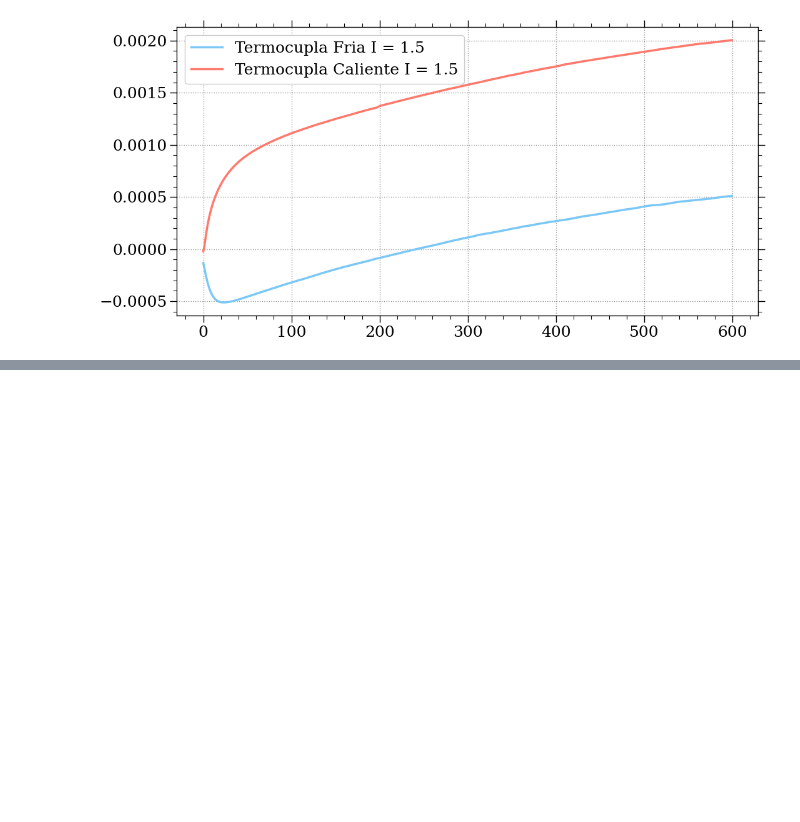
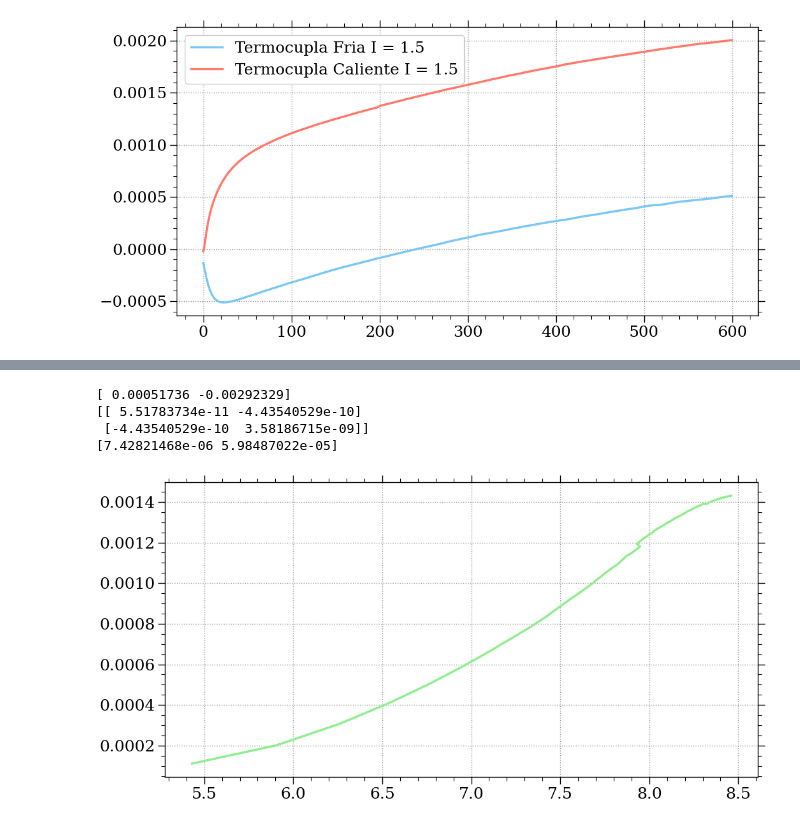
Before and after one commit to mpalomeque01/Peltier, a Jupyter notebook: Corriente I = 1.5A, 10'.ipynb, the cells around one changed output, grey strips where cells are left out. Saved outputs shown, nothing was run; the diff lists cells and outputs as text; code cells hidden in the pictures; blank space fills up the shorter version.

```diff
--- a/Corriente I = 1.5A, 10'.ipynb
+++ b/Corriente I = 1.5A, 10'.ipynb
@@ -50,0 +72,17 @@ Text(0, 0.5, 'Voltaje [mV]')
+# %%
+fig, ax = plt.subplots()
+ax.plot(v_3,delta_t3)
+
+def lineal(V,a,b):
+    return a*V + b
+
+popt, pcov = curve_fit(lineal,v_3,delta_t3)
+print(popt)
+print(pcov)
+print(np.sqrt(np.diag(pcov)))
+# %% [output]
+[ 0.00051736 -0.00292329]
+[[ 5.51783734e-11 -4.43540529e-10]
+ [-4.43540529e-10  3.58186715e-09]]
+[7.42821468e-06 5.98487022e-05]
+[figure, added]
```
Also changed, not shown: parts of 4 cells of this notebook.
